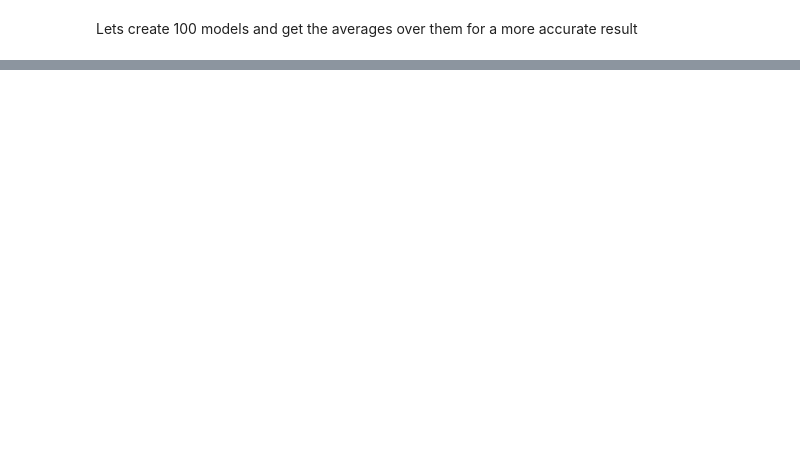
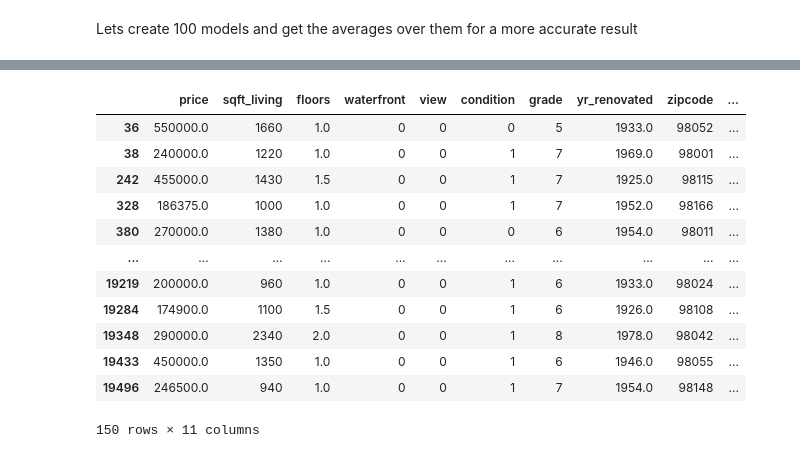
Before and after one commit to baget246/dsc-phase-2-project-v2-3, a Jupyter notebook: mark.ipynb, the cells around one changed output, grey strips where cells are left out. Saved outputs shown, nothing was run; the diff lists cells and outputs as text; code cells hidden in the pictures; blank space fills up the shorter version.

Commit message:
we have the list of houses that can be renovated for profit!

```diff
--- a/mark.ipynb
+++ b/mark.ipynb
@@ -221,3 +221,21 @@ results_difs = results_difs.sort_values(ascending = False)
+# %%
+final_df = numeric_df[numeric_df['condition'] < 2].copy()
+# %%
+final_df
+# %% [output]
+|  | price | sqft_living | floors | waterfront | view | condition | grade | yr_renovated | zipcode | ... |
+| 36 | 550000.0 | 1660 | 1.0 | 0 | 0 | 0 | 5 | 1933.0 | 98052 | ... |
+| 38 | 240000.0 | 1220 | 1.0 | 0 | 0 | 1 | 7 | 1969.0 | 98001 | ... |
+| 242 | 455000.0 | 1430 | 1.5 | 0 | 0 | 1 | 7 | 1925.0 | 98115 | ... |
+| 328 | 186375.0 | 1000 | 1.0 | 0 | 0 | 1 | 7 | 1952.0 | 98166 | ... |
+| 380 | 270000.0 | 1380 | 1.0 | 0 | 0 | 0 | 6 | 1954.0 | 98011 | ... |
+| ... | ... | ... | ... | ... | ... | ... | ... | ... | ... | ... |
+| 19219 | 200000.0 | 960 | 1.0 | 0 | 0 | 1 | 6 | 1933.0 | 98024 | ... |
+| 19284 | 174900.0 | 1100 | 1.5 | 0 | 0 | 1 | 6 | 1926.0 | 98108 | ... |
+| 19348 | 290000.0 | 2340 | 2.0 | 0 | 0 | 1 | 8 | 1978.0 | 98042 | ... |
+| 19433 | 450000.0 | 1350 | 1.0 | 0 | 0 | 1 | 6 | 1946.0 | 98055 | ... |
+| 19496 | 246500.0 | 940 | 1.0 | 0 | 0 | 1 | 7 | 1954.0 | 98148 | ... |
+150 rows × 11 columns
 # %%
 results_difs
 # %% [output]
```
Also changed, not shown: parts of 15 cells of this notebook.
